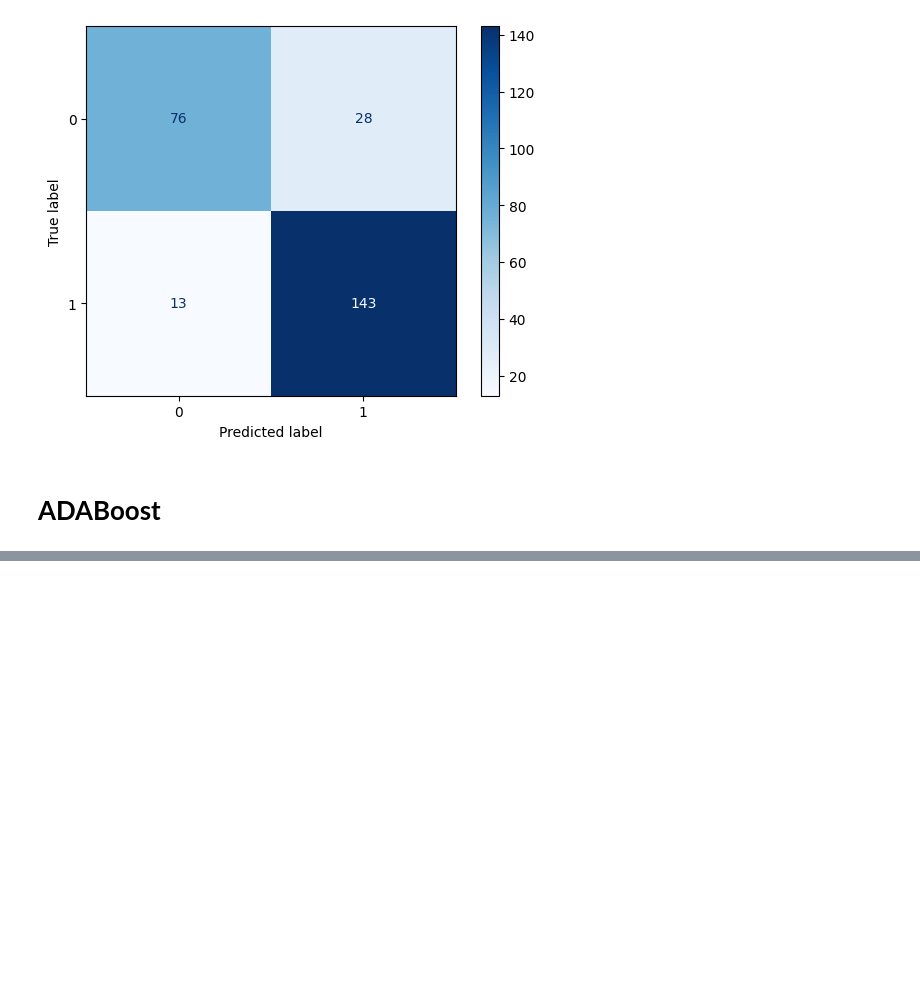
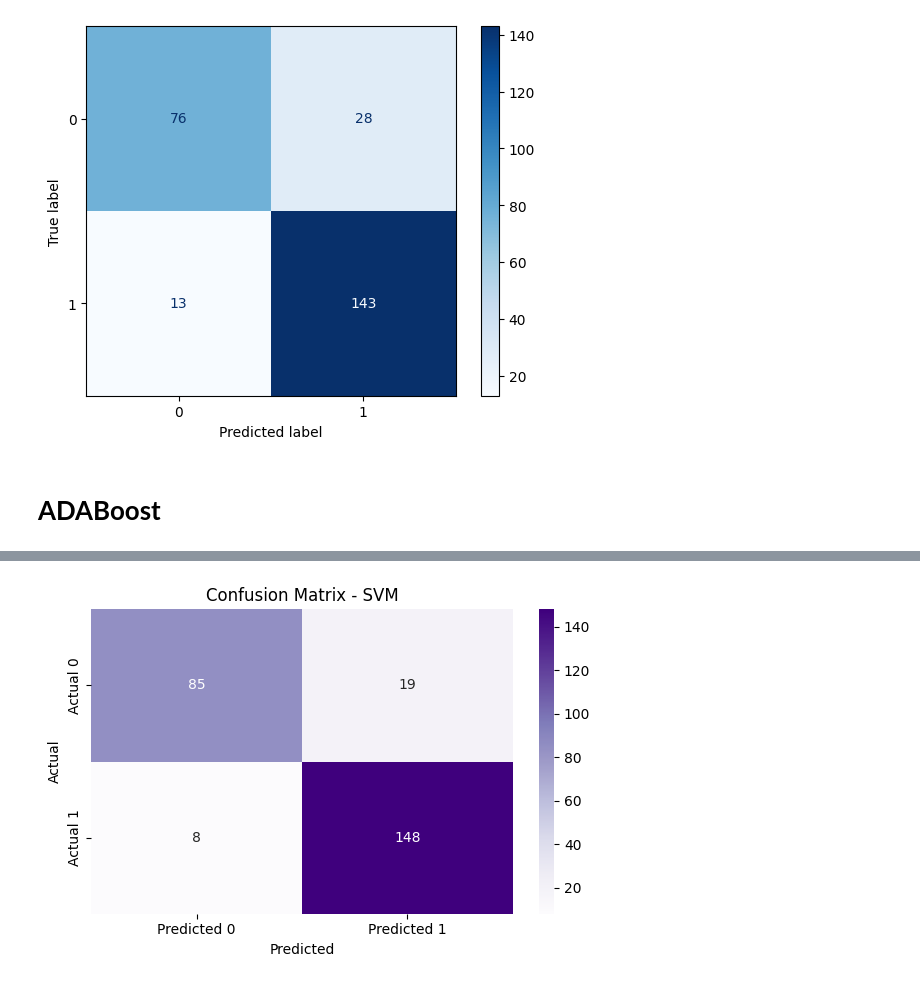
Before and after one commit to samiha-mahin/Water-Quality-Monitoring-QPAIN-2025, a Jupyter notebook: WQ_XG_ADA_SVM.ipynb, the cells around one changed output, grey strips where cells are left out. Drawn from its saved outputs; the diff is of its cells as text; code cells hidden in the pictures; blank space fills up the shorter version.

```diff
--- a/WQ_XG_ADA_SVM.ipynb
+++ b/WQ_XG_ADA_SVM.ipynb
@@ -217,0 +320,88 @@ weighted avg       0.84      0.84      0.84       260
+# %%
+# 1. Import libraries
+import pandas as pd
+import matplotlib.pyplot as plt
+import seaborn as sns
+
+from sklearn.model_selection import train_test_split, GridSearchCV
+from sklearn.preprocessing import StandardScaler
+from sklearn.svm import SVC
+from sklearn.metrics import (
+    accuracy_score,
+    precision_score,
+    recall_score,
+    f1_score,
+    classification_report,
+    confusion_matrix
+)
+
+# 2. Load dataset
+df = pd.read_csv('resampled_SMOTEENN.csv')
+print("Dataset shape:", df.shape)
+print("First 5 rows:\n", df.head())
+print("Class distribution:\n", df.iloc[:, -1].value_counts())
+
+# 3. Features and target
+X = df.iloc[:, :-1]
+y = df.iloc[:, -1]
+
+# 4. Scale features
+scaler = StandardScaler()
+X_scaled = scaler.fit_transform(X)
+
+# 5. Split dataset
+X_train, X_test, y_train, y_test = train_test_split(
+    X_scaled, y, test_size=0.2, random_state=42, stratify=y
+)
+
+# 6. Define SVM classifier and hyperparameter grid
+param_grid = {
+    'C': [0.1, 1, 10],
+    'kernel': ['linear', 'rbf', 'poly'],
+    'gamma': ['scale', 'auto', 0.1, 1]
+}
+
+svm_classifier = SVC(random_state=42)
+
+# 7. Grid Search with Cross-Validation
+grid_search = GridSearchCV(estimator=svm_classifier,
+                           param_grid=param_grid,
+                           scoring='accuracy',
+                           cv=3,
+                           verbose=1,
+                           n_jobs=-1)
+
+grid_search.fit(X_train, y_train)
+
+# 8. Best model
+best_svm_classifier = grid_search.best_estimator_
+y_pred = best_svm_classifier.predict(X_test)
+
+# 9. Evaluation metrics
+accuracy = accuracy_score(y_test, y_pred)
+precision = precision_score(y_test, y_pred)
+recall = recall_score(y_test, y_pred)
+f1 = f1_score(y_test, y_pred)
+
+# 10. Print results
+print("\n--- Best Hyperparameters ---")
+print(grid_search.best_params_)
+print(f"\nCross-Validation Accuracy (Best Model): {grid_search.best_score_:.4f}")
+print(f"Test Accuracy : {accuracy:.4f}")
+print(f"Precision     : {precision:.4f}")
+print(f"Recall        : {recall:.4f}")
+print(f"F1 Score      : {f1:.4f}")
+print("\nClassification Report:\n", classification_report(y_test, y_pred))
+
+# 11. Confusion Matrix Plot
+conf_mat = confusion_matrix(y_test, y_pred)
+plt.figure(figsize=(6, 4))
+sns.heatmap(conf_mat, annot=True, fmt='d', cmap='Purples',
+            xticklabels=['Predicted 0', 'Predicted 1'],
+            yticklabels=['Actual 0', 'Actual 1'])
+plt.title('Confusion Matrix - SVM')
+plt.xlabel('Predicted')
+plt.ylabel('Actual')
+plt.tight_layout()
+plt.show()
+# %% [output]
@@ -217,0 +425 @@ weighted avg       0.84      0.84      0.84       260
+[figure, added]
```
Also changed, not shown: parts of 3 cells of this notebook.
